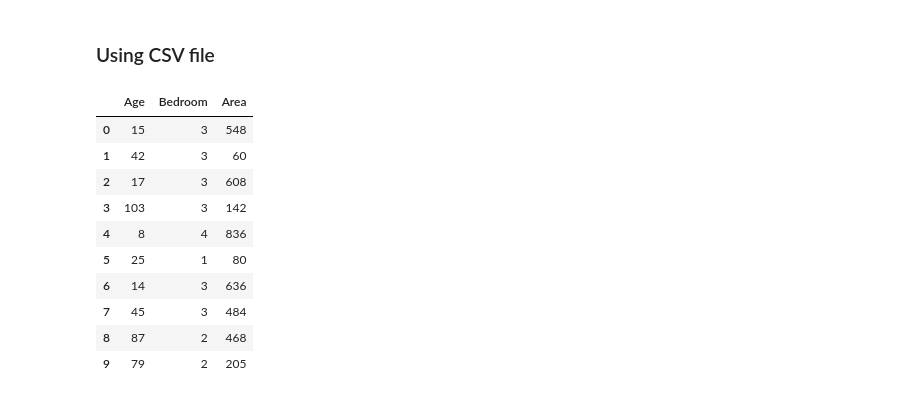
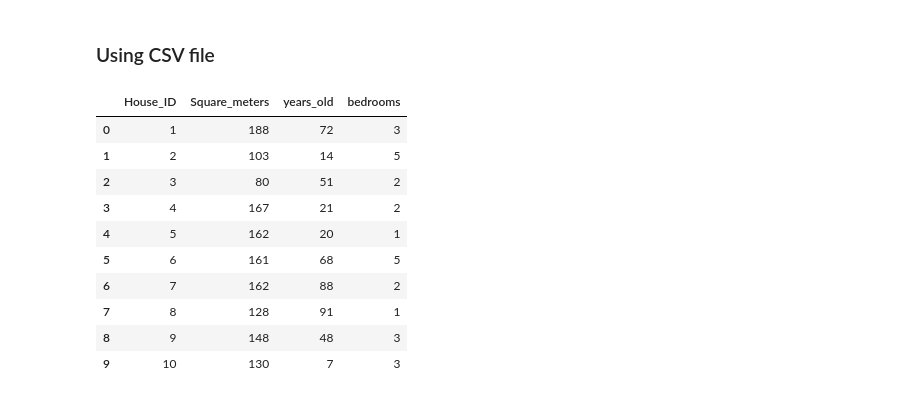
Before and after one commit to Harsha384/Intro2DSA, a Jupyter notebook: Decision_Tree.ipynb, the cells around one changed output. Cells and saved outputs as stored; diff of their text form; code cells hidden in the pictures.

```diff
--- a/Decision_Tree.ipynb
+++ b/Decision_Tree.ipynb
@@ -59,20 +11,20 @@ Have a nice day
 ### Using CSV file
 # %%
 import pandas as pd
-data = pd.read_csv('houseprice.csv')
+data = pd.read_csv('Tree-classification.csv')
 data[:10]
 # %% [output]
-|  | Age | Bedroom | Area |
-| 0 | 15 | 3 | 548 |
-| 1 | 42 | 3 | 60 |
-| 2 | 17 | 3 | 608 |
-| 3 | 103 | 3 | 142 |
-| 4 | 8 | 4 | 836 |
-| 5 | 25 | 1 | 80 |
-| 6 | 14 | 3 | 636 |
-| 7 | 45 | 3 | 484 |
-| 8 | 87 | 2 | 468 |
-| 9 | 79 | 2 | 205 |
+|  | House_ID | Square_meters | years_old | bedrooms |
+| 0 | 1 | 188 | 72 | 3 |
+| 1 | 2 | 103 | 14 | 5 |
+| 2 | 3 | 80 | 51 | 2 |
+| 3 | 4 | 167 | 21 | 2 |
+| 4 | 5 | 162 | 20 | 1 |
+| 5 | 6 | 161 | 68 | 5 |
+| 6 | 7 | 162 | 88 | 2 |
+| 7 | 8 | 128 | 91 | 1 |
+| 8 | 9 | 148 | 48 | 3 |
+| 9 | 10 | 130 | 7 | 3 |
 # %%
 price=[]
 #age : age of the house
```
Also changed, not shown: parts of 6 cells of this notebook.
